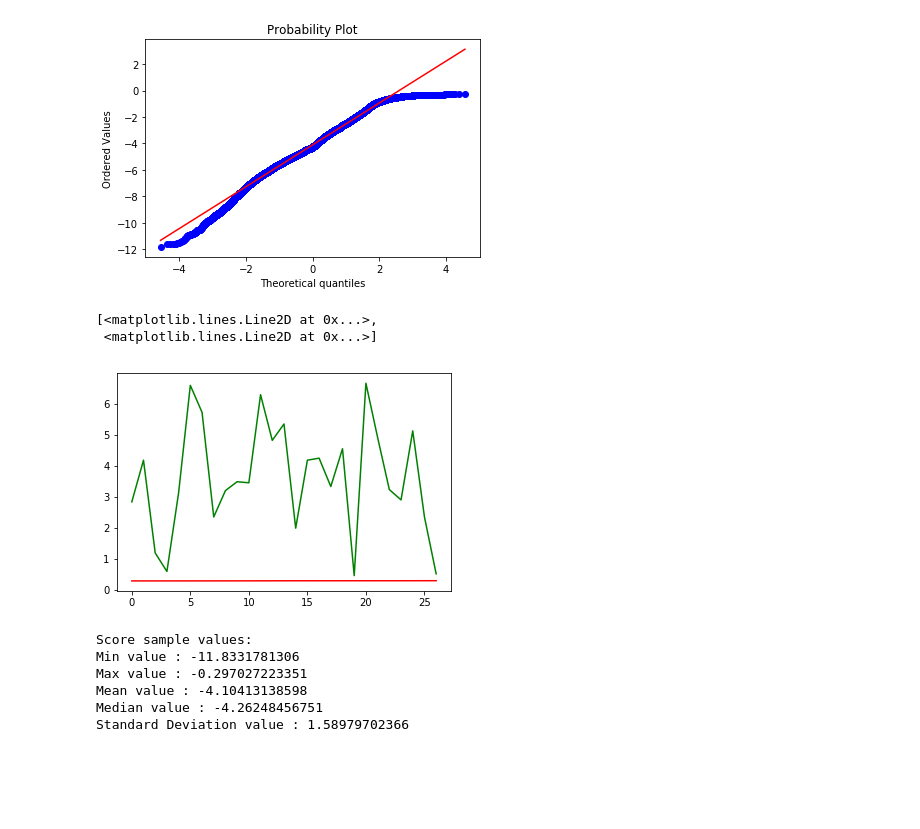
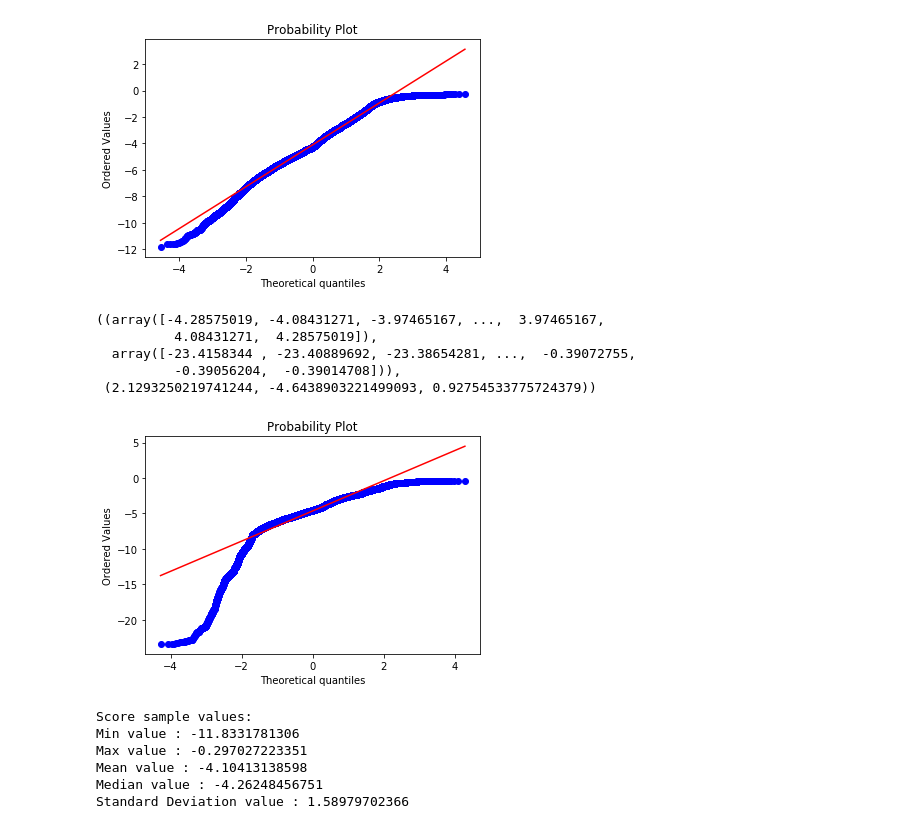
Before and after one commit to arunna09/AnomalyDetection, a Jupyter notebook: Notebooks/GMM_Base_PCA_applied.ipynb, the cells around one changed output. Drawn from its saved outputs; the diff is of its cells as text; code cells hidden in the pictures; blank space fills up the shorter version.

```diff
--- a/Notebooks/GMM_Base_PCA_applied.ipynb
+++ b/Notebooks/GMM_Base_PCA_applied.ipynb
@@ -217 +261,3 @@ score_samp = clf.score_samples(train) #Compute the weighted log probabilities fo
+# %%
+score_samp_test = clf.score_samples(test)
 # %%
@@ -271,12 +303,15 @@ stats.probplot(score_samp, plot=plt)
           -0.29711888,  -0.29702722])),
  (1.584589155154047, -4.1041313859797706, 0.99670694943539906))
 [figure]
-# %%
-plt.plot(random_score_sample[0:27],'g',predicted_anomalies,'r')
-# %% [output]
-[<matplotlib.lines.Line2D at 0x...>,
- <matplotlib.lines.Line2D at 0x...>]
-[figure, removed]
+# %%
+stats.probplot(score_samp_test, plot=plt)
+# %% [output]
+((array([-4.28575019, -4.08431271, -3.97465167, ...,  3.97465167,
+          4.08431271,  4.28575019]),
+  array([-23.4158344 , -23.40889692, -23.38654281, ...,  -0.39072755,
+          -0.39056204,  -0.39014708])),
+ (2.1293250219741244, -4.6438903221499093, 0.92754533775724379))
+[figure, added]
 # %%
 print("Score sample values:")
 print("Min value : %s " % score_samp.min())
```
Also changed, not shown: parts of 21 cells of this notebook.
